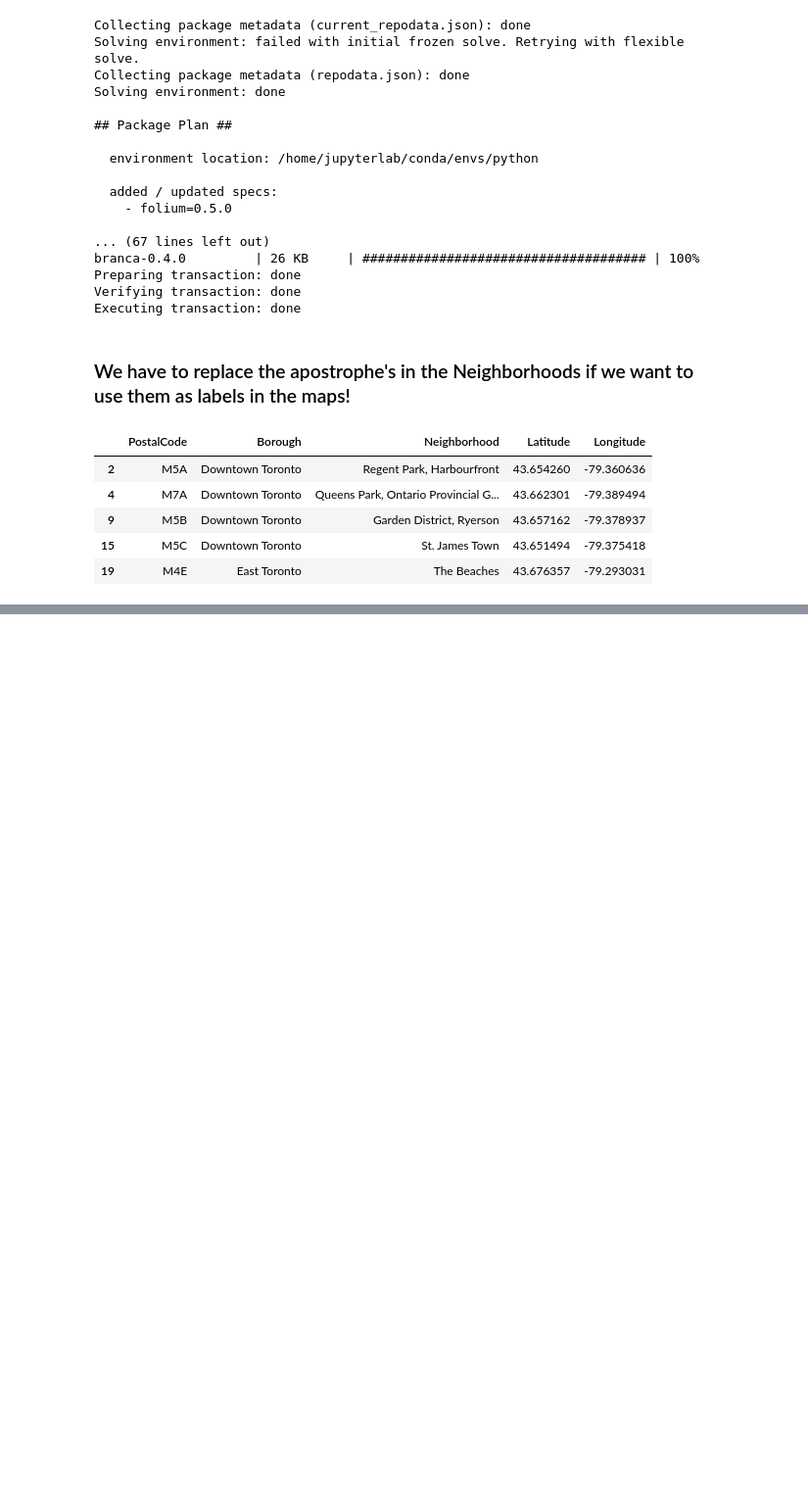
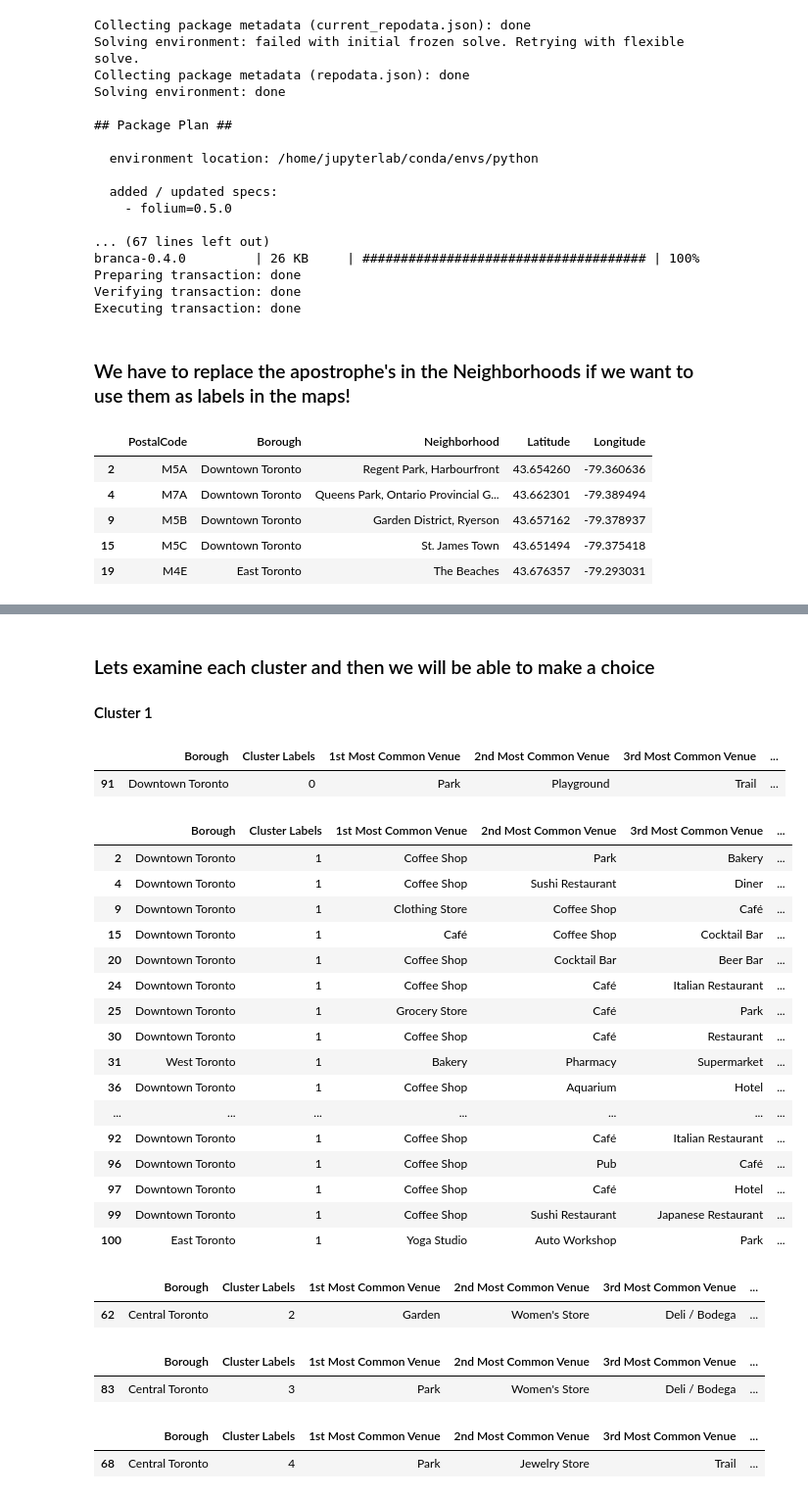
Before and after one commit to MennoBdV/AppliedDataCiensceCapstone, a Jupyter notebook: Explore&Cluster.ipynb, the cells around one changed output, grey strips where cells are left out. Shown: that part at 98% size. Drawn from its saved outputs; the diff is of its cells as text; code cells hidden in the pictures; blank space fills up the shorter version.

```diff
--- a/Explore&Cluster.ipynb
+++ b/Explore&Cluster.ipynb
@@ -104,0 +300,8 @@ Toronto_map
+# %%
+# lets write a function to sort the venues in descending order.
+
+def return_most_common_venues(row, num_top_venues):
+    row_categories = row.iloc[1:]
+    row_categories_sorted = row_categories.sort_values(ascending=False)
+
+    return row_categories_sorted.index.values[0:num_top_venues]
@@ -104,0 +343,11 @@ Toronto_map
+# %%
+# set number of clusters
+kclusters = 10
+
+toronto_grouped_clustering = toronto_grouped.drop('Neighborhood', 1)
+
+# run k-means clustering
+kmeans = KMeans(n_clusters=kclusters, random_state=0).fit(toronto_grouped_clustering)
+
+# check cluster labels generated for each row in the dataframe
+kmeans.labels_[0:10]
@@ -104,0 +356,12 @@ Toronto_map
+# %%
+# Lets create a new dataframe that includes the cluster as well as the top 10 venues for each neighborhood.
+
+# add clustering labels
+toronto_venues_sorted.insert(0, 'Cluster Labels', kmeans.labels_)
+# %%
+toronto_merged = df_TN_3
+
+# merge toronto_grouped with toronto_data to add latitude/longitude for each neighborhood
+toronto_merged = toronto_merged.join(toronto_venues_sorted.set_index('Neighborhood'), on='Neighborhood')
+
+toronto_merged.head()
@@ -104,0 +408,43 @@ Toronto_map
+# %% [markdown]
+### Lets examine each cluster and then we will be able to make a choice
+#### Cluster 1
+# %%
+toronto_merged.loc[toronto_merged['Cluster Labels'] == 0, toronto_merged.columns[[1] + list(range(5, toronto_merged.shape[1]))]]
+# %% [output]
+|  | Borough | Cluster Labels | 1st Most Common Venue | 2nd Most Common Venue | 3rd Most Common Venue | ... |
+| 91 | Downtown Toronto | 0 | Park | Playground | Trail | ... |
+# %%
+toronto_merged.loc[toronto_merged['Cluster Labels'] == 1, toronto_merged.columns[[1] + list(range(5, toronto_merged.shape[1]))]]
+# %% [output]
+|  | Borough | Cluster Labels | 1st Most Common Venue | 2nd Most Common Venue | 3rd Most Common Venue | ... |
+| 2 | Downtown Toronto | 1 | Coffee Shop | Park | Bakery | ... |
+| 4 | Downtown Toronto | 1 | Coffee Shop | Sushi Restaurant | Diner | ... |
+| 9 | Downtown Toronto | 1 | Clothing Store | Coffee Shop | Café | ... |
+| 15 | Downtown Toronto | 1 | Café | Coffee Shop | Cocktail Bar | ... |
+| 20 | Downtown Toronto | 1 | Coffee Shop | Cocktail Bar | Beer Bar | ... |
+| 24 | Downtown Toronto | 1 | Coffee Shop | Café | Italian Restaurant | ... |
+| 25 | Downtown Toronto | 1 | Grocery Store | Café | Park | ... |
+| 30 | Downtown Toronto | 1 | Coffee Shop | Café | Restaurant | ... |
+| 31 | West Toronto | 1 | Bakery | Pharmacy | Supermarket | ... |
+| 36 | Downtown Toronto | 1 | Coffee Shop | Aquarium | Hotel | ... |
+| ... | ... | ... | ... | ... | ... | ... |
+| 92 | Downtown Toronto | 1 | Coffee Shop | Café | Italian Restaurant | ... |
+| 96 | Downtown Toronto | 1 | Coffee Shop | Pub | Café | ... |
+| 97 | Downtown Toronto | 1 | Coffee Shop | Café | Hotel | ... |
+| 99 | Downtown Toronto | 1 | Coffee Shop | Sushi Restaurant | Japanese Restaurant | ... |
+| 100 | East Toronto | 1 | Yoga Studio | Auto Workshop | Park | ... |
+# %%
+toronto_merged.loc[toronto_merged['Cluster Labels'] == 2, toronto_merged.columns[[1] + list(range(5, toronto_merged.shape[1]))]]
+# %% [output]
+|  | Borough | Cluster Labels | 1st Most Common Venue | 2nd Most Common Venue | 3rd Most Common Venue | ... |
+| 62 | Central Toronto | 2 | Garden | Women's Store | Deli / Bodega | ... |
+# %%
+toronto_merged.loc[toronto_merged['Cluster Labels'] == 3, toronto_merged.columns[[1] + list(range(5, toronto_merged.shape[1]))]]
+# %% [output]
+|  | Borough | Cluster Labels | 1st Most Common Venue | 2nd Most Common Venue | 3rd Most Common Venue | ... |
+| 83 | Central Toronto | 3 | Park | Women's Store | Deli / Bodega | ... |
+# %%
+toronto_merged.loc[toronto_merged['Cluster Labels'] == 4, toronto_merged.columns[[1] + list(range(5, toronto_merged.shape[1]))]]
+# %% [output]
+|  | Borough | Cluster Labels | 1st Most Common Venue | 2nd Most Common Venue | 3rd Most Common Venue | ... |
+| 68 | Central Toronto | 4 | Park | Jewelry Store | Trail | ... |
```
Also changed, not shown: parts of 28 cells of this notebook, 2 other files.
